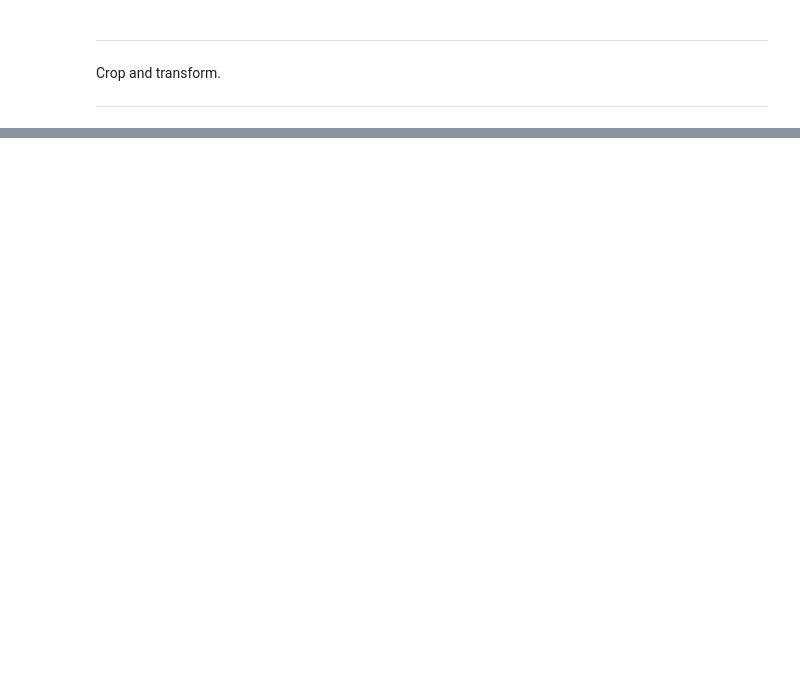
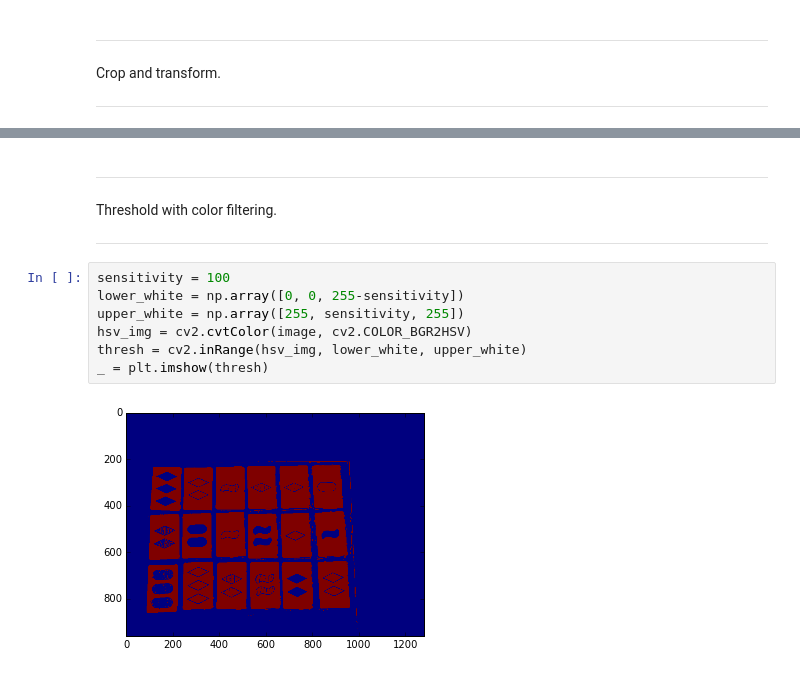
Before and after one commit to yosemitebandit/setbot, a Jupyter notebook: analyze_dealt_hand.ipynb, the cells around one changed output, grey strips where cells are left out. Drawn from its saved outputs; the diff is of its cells as text; blank space fills up the shorter version.

```diff
--- a/analyze_dealt_hand.ipynb
+++ b/analyze_dealt_hand.ipynb
@@ -45,2 +51,16 @@ _ = plt.imshow(warp)
+# %% [markdown]
+---
+Threshold with color filtering.
+
+---
+# %%
+sensitivity = 100
+lower_white = np.array([0, 0, 255-sensitivity])
+upper_white = np.array([255, sensitivity, 255])
+hsv_img = cv2.cvtColor(image, cv2.COLOR_BGR2HSV)
+thresh = cv2.inRange(hsv_img, lower_white, upper_white)
+_ = plt.imshow(thresh)
+# %% [output]
+[figure, added]
 # %% [markdown]
 ---
```
Also changed, not shown: parts of 4 cells of this notebook.
